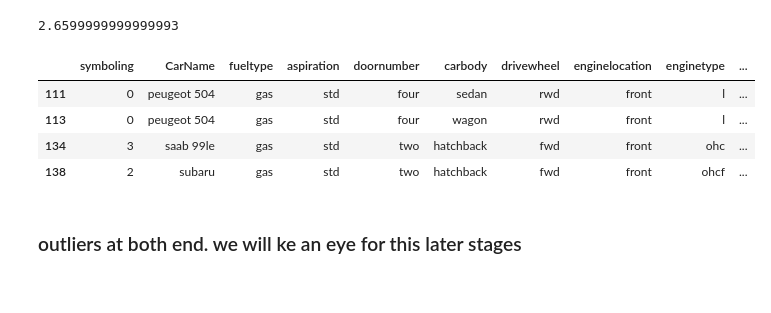
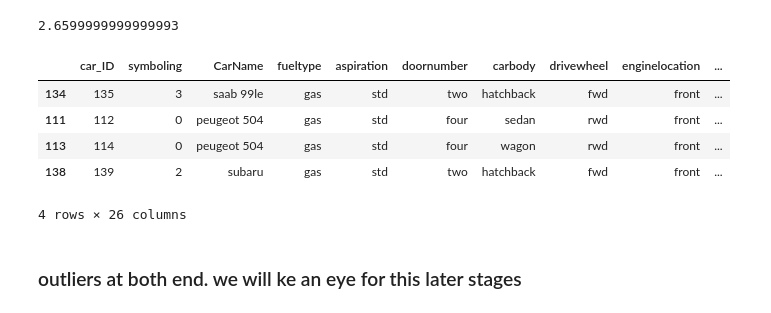
Before and after one commit to prateekkohli1992/regression_1, a Jupyter notebook: EXPLORE_DATA_AND_GAPS.ipynb, the cells around one changed output. Drawn from its saved outputs; the diff is of its cells as text; code cells hidden in the pictures.

```diff
--- a/EXPLORE_DATA_AND_GAPS.ipynb
+++ b/EXPLORE_DATA_AND_GAPS.ipynb
@@ -538,13 +535,14 @@ data_numeric['stroke'].describe()["25%"]+1.5*(data_numeric['stroke'].describe()[
 # %% [output]
 2.6599999999999993
 # %%
-data_cat[data_numeric['stroke']<2.60]
+data[data_numeric['stroke']<2.60].sort_values('stroke')
 # %% [output]
-|  | symboling | CarName | fueltype | aspiration | doornumber | carbody | drivewheel | enginelocation | enginetype | ... |
-| 111 | 0 | peugeot 504 | gas | std | four | sedan | rwd | front | l | ... |
-| 113 | 0 | peugeot 504 | gas | std | four | wagon | rwd | front | l | ... |
-| 134 | 3 | saab 99le | gas | std | two | hatchback | fwd | front | ohc | ... |
-| 138 | 2 | subaru | gas | std | two | hatchback | fwd | front | ohcf | ... |
+|  | car_ID | symboling | CarName | fueltype | aspiration | doornumber | carbody | drivewheel | enginelocation | ... |
+| 134 | 135 | 3 | saab 99le | gas | std | two | hatchback | fwd | front | ... |
+| 111 | 112 | 0 | peugeot 504 | gas | std | four | sedan | rwd | front | ... |
+| 113 | 114 | 0 | peugeot 504 | gas | std | four | wagon | rwd | front | ... |
+| 138 | 139 | 2 | subaru | gas | std | two | hatchback | fwd | front | ... |
+4 rows × 26 columns
 # %% [markdown]
 ### outliers at both end. we will ke an eye for this later stages
 # %%
```
Also changed, not shown: parts of 27 cells of this notebook, 8 other files.
